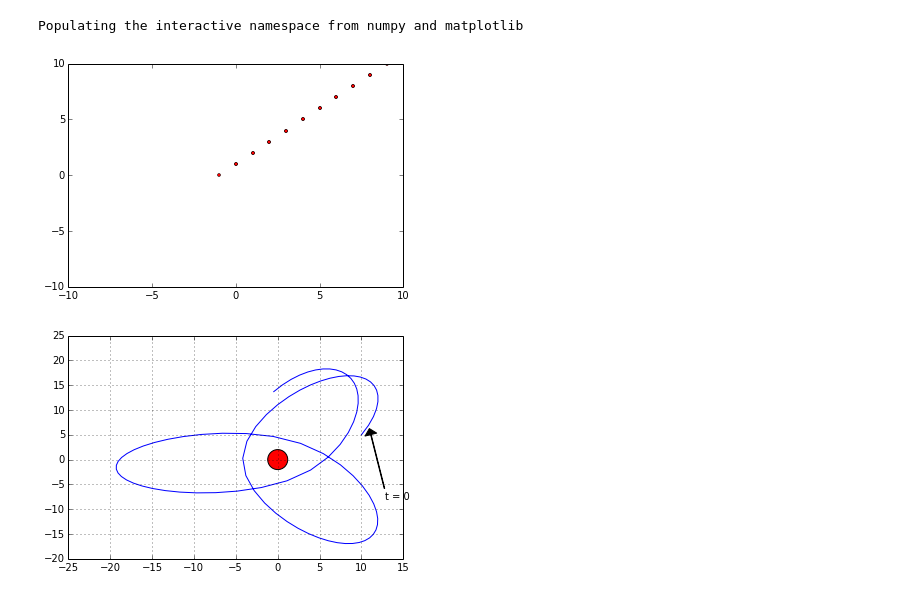
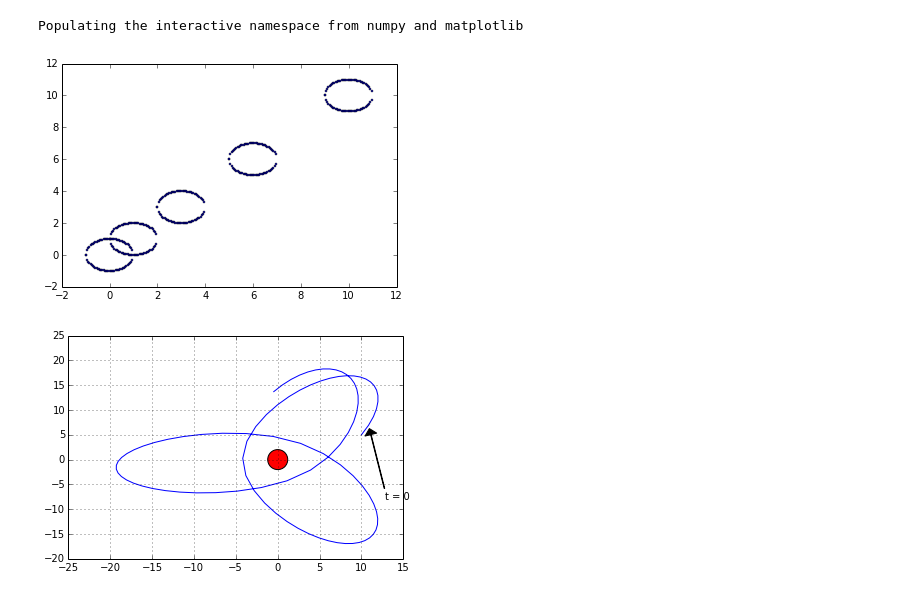
Before and after one commit to abardess/PHYS202-S14, a Jupyter notebook: MergingGalaxies.ipynb, the cells around one changed output. Saved outputs shown, nothing was run; the diff lists cells and outputs as text; code cells hidden in the pictures.

```diff
--- a/MergingGalaxies.ipynb
+++ b/MergingGalaxies.ipynb
@@ -17,7 +17,7 @@ import matplotlib.pyplot as plt
 # %% [output]
 Populating the interactive namespace from numpy and matplotlib
 # %%
-def create_star_field(stars, r, init_vx, init_vy):
+def create_star_field(stars, r, init_vx, init_vy, ax_init, ay_init):
     import numpy as np
     import matplotlib.pyplot as plt
     star_field = []
@@ -25,40 +25,55 @@ def create_star_field(stars, r, init_vx, init_vy):
     for i in x:
         y = sqrt((r ** 2) - (i ** 2))
         y2 = -y
-        if i % 2 == 0:
-            star_field.append([i, y, init_vx, init_vy])
-        else:
-            star_field.append([i, y2, init_vx, init_vy])
+        star_field.append([i, y, init_vx, init_vy, ax_init, ay_init])
+        star_field.append([i, y2, init_vx, init_vy, ax_init, ay_init])
     return star_field
 
-def dv(v_init, a, t):
-    newv = vinit + (a * t)
-    return newv
+def create_star_field(stars, r):
+    import numpy as np
+    star_field = []
+    for i in r:
+        theta = (2 * np.pi) / i
+        tan = np.tan(theta)
+        star_field.append([r, theta, tan])
+    return star_field
 
-def star_movement(star, t, a):
+def star_movement(star, t):
     import numpy as np
     import matplotlib.pyplot as plt
     x = star[0]; y = star[1]
     vx = star[2]; vy = star[3]
+    ax = star[4]; ay = star[3]
     star_path = []
-    for i in range(t):
-        plt.plot(x, y, 'ro', markersize = 3)
+    for i in t:
+        plt.plot(x, y, 'bo', markersize = 2)
         x = x + vx ; y = y + vy
-        vx = dv(vx, a, t) ; vy = dv(vy, a, t)
+        vx = vx + ax ; vy = vy + ay
         star_path.append([x, y, vx, vy])
     return star_path
+
+def star_movement(star, t):
+    import numpy as np
+    import matplotlib.pyplot as plt
+    r = star[0]; theta = star[1]; v = star[3]
+    star_path = []
+    for i in t:
+        x = r * np.cos(theta)
+        y = r * np.sin(theta)
+        plt.plot(x, y, 'bo', markersize = 3)
+        r =
+        theta =
 
 def field_movement(star_field, t):
     for i in star_field:
         star_movement(i, t)
-# %%
-a = create_star_field(1, 1, 1, 1)
-b = field_movement(a, 10)
-plt.xlim(-10, 10)
-plt.ylim(-10, 10)
-plt.show()
-# %% [output]
-[figure, removed]
+# %%
+t = np.arange(0, .5, .1)
+f = create_star_field(20, 1, 1, 1, 1, 1)
+field_movement(f, t)
+plt.show()
+# %% [output]
+[figure, added]
 # %%
 def rdot(r, R):
     G = 6.67384 * (10 ** 11) #m^3 kg^-1 s^-2
```
